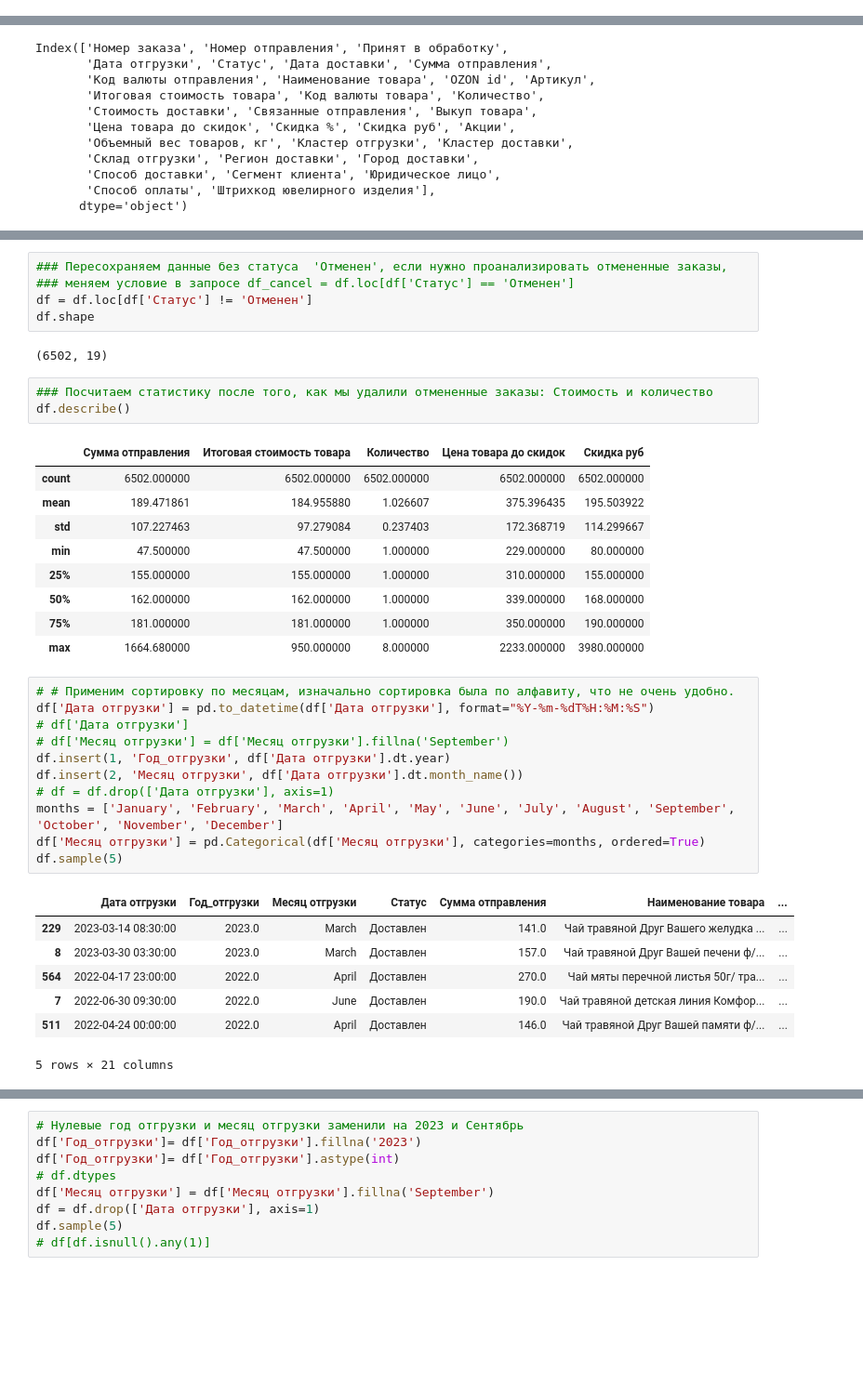
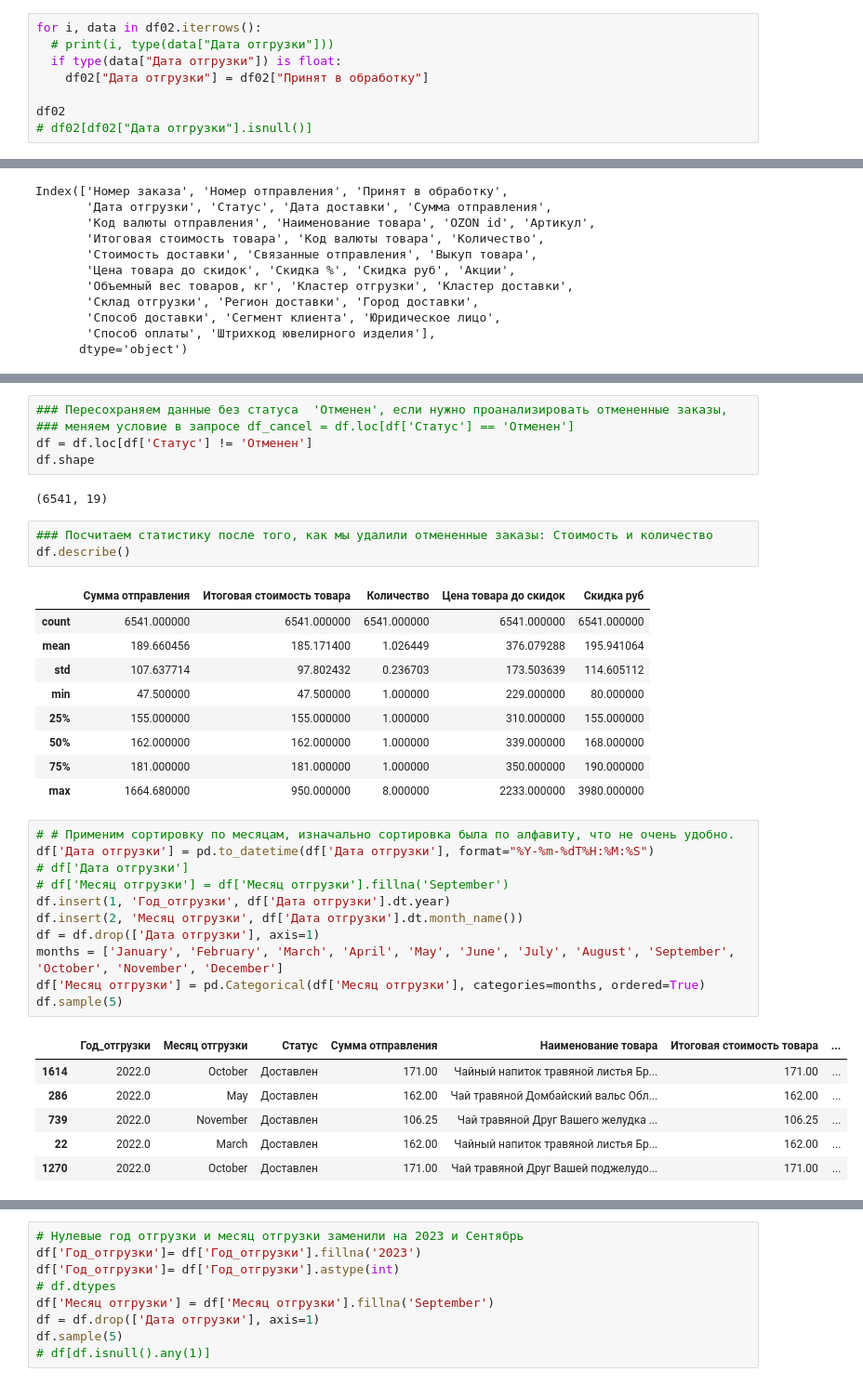
Before and after one commit to dim447/data_analyst, a Jupyter notebook: FitoFarm01_09.ipynb, the cells around one changed output, grey strips where cells are left out. Shown at 93% size. Saved outputs shown, nothing was run; the diff lists cells and outputs as text; blank space fills up the shorter version.

```diff
--- a/FitoFarm01_09.ipynb
+++ b/FitoFarm01_09.ipynb
@@ -70,0 +83,8 @@ df.shape
+# %%
+for i, data in df02.iterrows():
+  # print(i, type(data["Дата отгрузки"]))
+  if type(data["Дата отгрузки"]) is float:
+    df02["Дата отгрузки"] = df02["Принят в обработку"]
+
+df02
+# df02[df02["Дата отгрузки"].isnull()]
@@ -150,15 +187,15 @@ df.sample(5)
 df = df.loc[df['Статус'] != 'Отменен']
 df.shape
 # %% [output]
-(6502, 19)
+(6541, 19)
 # %%
 ### Посчитаем статистику после того, как мы удалили отмененные заказы: Стоимость и количество
 df.describe()
 # %% [output]
 |  | Сумма отправления | Итоговая стоимость товара | Количество | Цена товара до скидок | Скидка руб |
-| count | 6502.000000 | 6502.000000 | 6502.000000 | 6502.000000 | 6502.000000 |
-| mean | 189.471861 | 184.955880 | 1.026607 | 375.396435 | 195.503922 |
-| std | 107.227463 | 97.279084 | 0.237403 | 172.368719 | 114.299667 |
+| count | 6541.000000 | 6541.000000 | 6541.000000 | 6541.000000 | 6541.000000 |
+| mean | 189.660456 | 185.171400 | 1.026449 | 376.079288 | 195.941064 |
+| std | 107.637714 | 97.802432 | 0.236703 | 173.503639 | 114.605112 |
 | min | 47.500000 | 47.500000 | 1.000000 | 229.000000 | 80.000000 |
 | 25% | 155.000000 | 155.000000 | 1.000000 | 310.000000 | 155.000000 |
 | 50% | 162.000000 | 162.000000 | 1.000000 | 339.000000 | 168.000000 |
@@ -167,22 +204,21 @@ df.describe()
 # %%
 # # Применим сортировку по месяцам, изначально сортировка была по алфавиту, что не очень удобно.
 df['Дата отгрузки'] = pd.to_datetime(df['Дата отгрузки'], format="%Y-%m-%dT%H:%M:%S")
 # df['Дата отгрузки']
 # df['Месяц отгрузки'] = df['Месяц отгрузки'].fillna('September')
 df.insert(1, 'Год_отгрузки', df['Дата отгрузки'].dt.year)
 df.insert(2, 'Месяц отгрузки', df['Дата отгрузки'].dt.month_name())
-# df = df.drop(['Дата отгрузки'], axis=1)
+df = df.drop(['Дата отгрузки'], axis=1)
 months = ['January', 'February', 'March', 'April', 'May', 'June', 'July', 'August', 'September', 'October', 'November', 'December']
 df['Месяц отгрузки'] = pd.Categorical(df['Месяц отгрузки'], categories=months, ordered=True)
 df.sample(5)
 # %% [output]
-|  | Дата отгрузки | Год_отгрузки | Месяц отгрузки | Статус | Сумма отправления | Наименование товара | ... |
-| 229 | 2023-03-14 08:30:00 | 2023.0 | March | Доставлен | 141.0 | Чай травяной Друг Вашего желудка ... | ... |
-| 8 | 2023-03-30 03:30:00 | 2023.0 | March | Доставлен | 157.0 | Чай травяной Друг Вашей печени ф/... | ... |
-| 564 | 2022-04-17 23:00:00 | 2022.0 | April | Доставлен | 270.0 | Чай мяты перечной листья 50г/ тра... | ... |
-| 7 | 2022-06-30 09:30:00 | 2022.0 | June | Доставлен | 190.0 | Чай травяной детская линия Комфор... | ... |
-| 511 | 2022-04-24 00:00:00 | 2022.0 | April | Доставлен | 146.0 | Чай травяной Друг Вашей памяти ф/... | ... |
+|  | Год_отгрузки | Месяц отгрузки | Статус | Сумма отправления | Наименование товара | Итоговая стоимость товара | ... |
+| 1614 | 2022.0 | October | Доставлен | 171.00 | Чайный напиток травяной листья Бр... | 171.00 | ... |
+| 286 | 2022.0 | May | Доставлен | 162.00 | Чай травяной Домбайский вальс Обл... | 162.00 | ... |
+| 739 | 2022.0 | November | Доставлен | 106.25 | Чай травяной Друг Вашего желудка ... | 106.25 | ... |
+| 22 | 2022.0 | March | Доставлен | 162.00 | Чайный напиток травяной листья Бр... | 162.00 | ... |
+| 1270 | 2022.0 | October | Доставлен | 171.00 | Чай травяной Друг Вашей поджелудо... | 171.00 | ... |
-5 rows × 21 columns
 # %%
 ### Ищем нулевые ячейки, нас интересует месяц отгрузки и дата отгрузки
 df.isnull().sum().sort_values()
```
Also changed, not shown: parts of 6 cells of this notebook.
